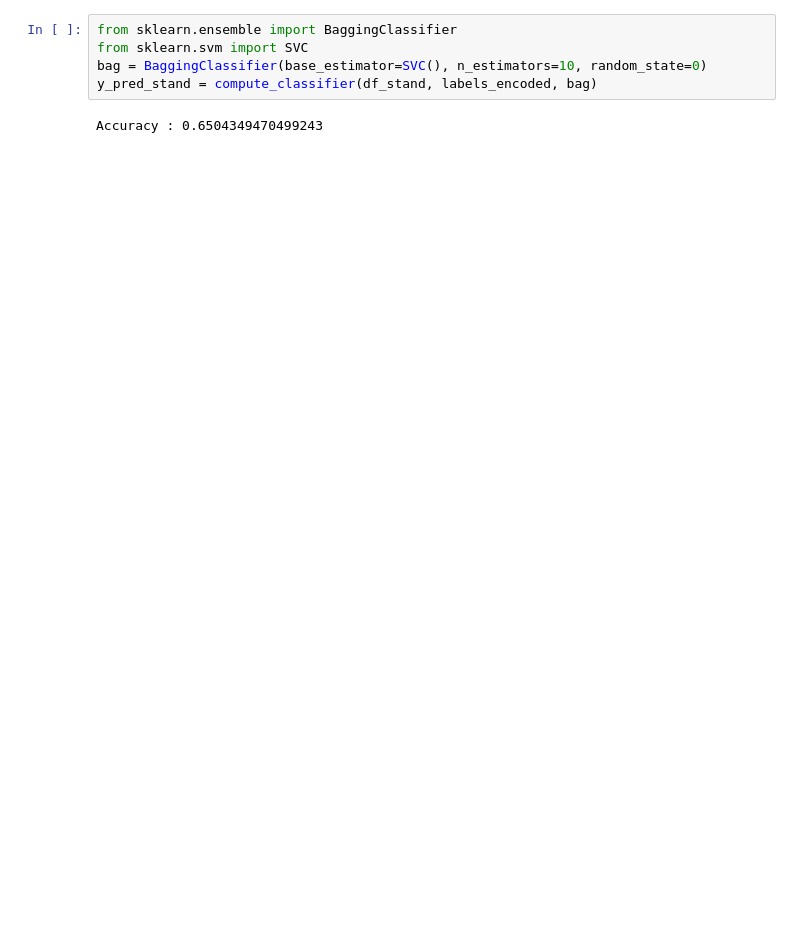
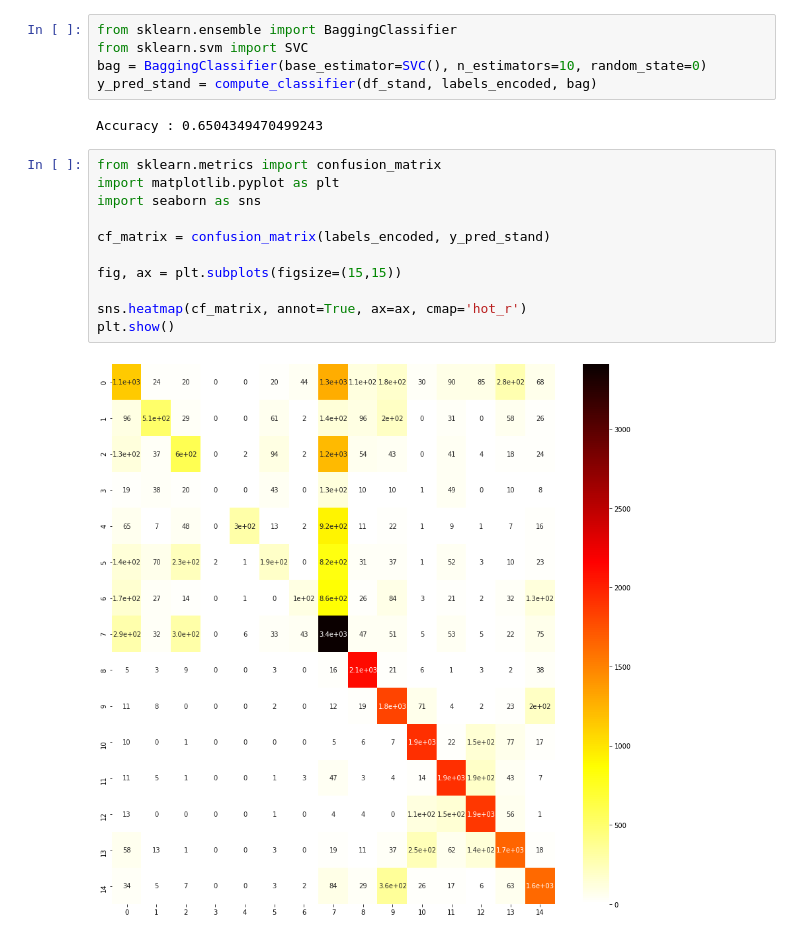
Before and after one commit to bastiendlf/Kaggle-Spotify-SDATA, a Jupyter notebook: notebooks_classification/KNN.ipynb, the cells around one changed output. Saved outputs shown, nothing was run; the diff lists cells and outputs as text; blank space fills up the shorter version.

```diff
--- a/notebooks_classification/KNN.ipynb
+++ b/notebooks_classification/KNN.ipynb
@@ -197,3 +197,16 @@ bag = BaggingClassifier(base_estimator=SVC(), n_estimators=10, random_state=0)
 y_pred_stand = compute_classifier(df_stand, labels_encoded, bag)
 # %% [output]
 Accuracy : 0.6504349470499243
+# %%
+from sklearn.metrics import confusion_matrix
+import matplotlib.pyplot as plt
+import seaborn as sns
+
+cf_matrix = confusion_matrix(labels_encoded, y_pred_stand)
+
+fig, ax = plt.subplots(figsize=(15,15))
+
+sns.heatmap(cf_matrix, annot=True, ax=ax, cmap='hot_r')
+plt.show()
+# %% [output]
+[figure, added]
```
Also changed, not shown: parts of 1 cell of this notebook, 5 other files.
